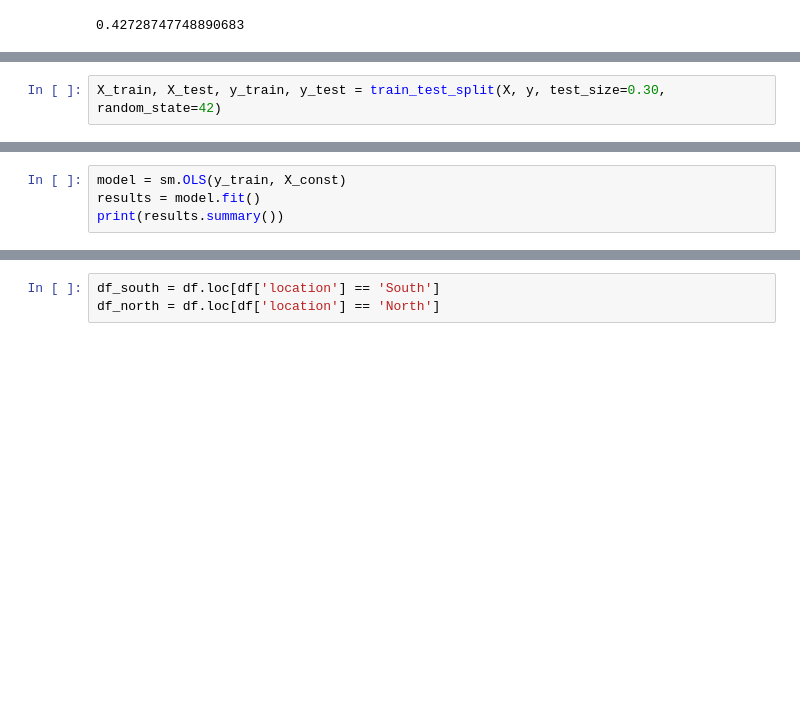
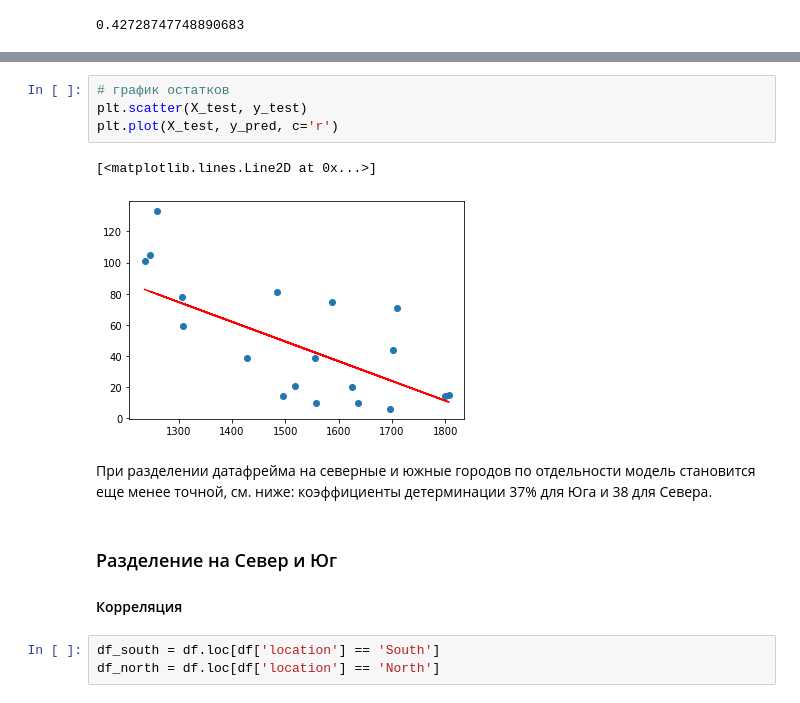
Before and after one commit to le-fed/3_Statictics, a Jupyter notebook: 4_corellation.ipynb, the cells around one changed output, grey strips where cells are left out. Drawn from its saved outputs; the diff is of its cells as text; blank space fills up the shorter version.

```diff
--- a/4_corellation.ipynb
+++ b/4_corellation.ipynb
@@ -108,2 +91,0 @@ from statsmodels.sandbox.regression.predstd import wls_prediction_std
-# %%
-X_train, X_test, y_train, y_test = train_test_split(X, y, test_size=0.30, random_state=42)
@@ -112,4 +91,0 @@ X_const = sm.add_constant(X_train) # техническая особенност
-# %%
-model = sm.OLS(y_train, X_const)
-results = model.fit()
-print(results.summary())
@@ -152,3 +102,17 @@ plt.scatter(X_const.iloc[:, 1], results.resid)
+# %%
+# график остатков
+plt.scatter(X_test, y_test)
+plt.plot(X_test, y_pred, c='r')
+# %% [output]
+[<matplotlib.lines.Line2D at 0x...>]
+[figure, added]
+# %% [markdown]
+При разделении датафрейма на северные и южные городов по отдельности модель становится еще менее точной, см. ниже:
+    коэффициенты детерминации 37% для Юга и 38 для Севера.
+# %% [markdown]
+### Разделение на Север и Юг
+
+#### Корреляция
 # %%
 df_south = df.loc[df['location'] == 'South']
 df_north = df.loc[df['location'] == 'North']
```
Also changed, not shown: parts of 31 cells of this notebook.
